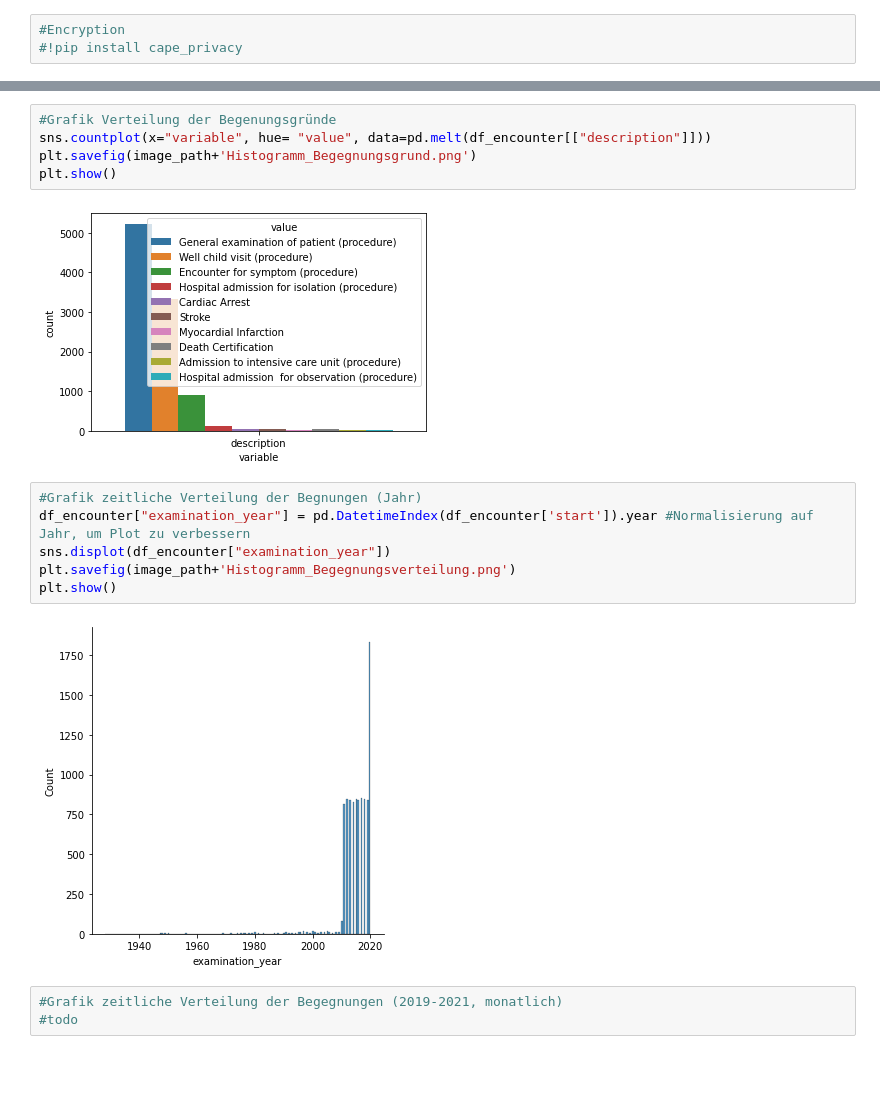
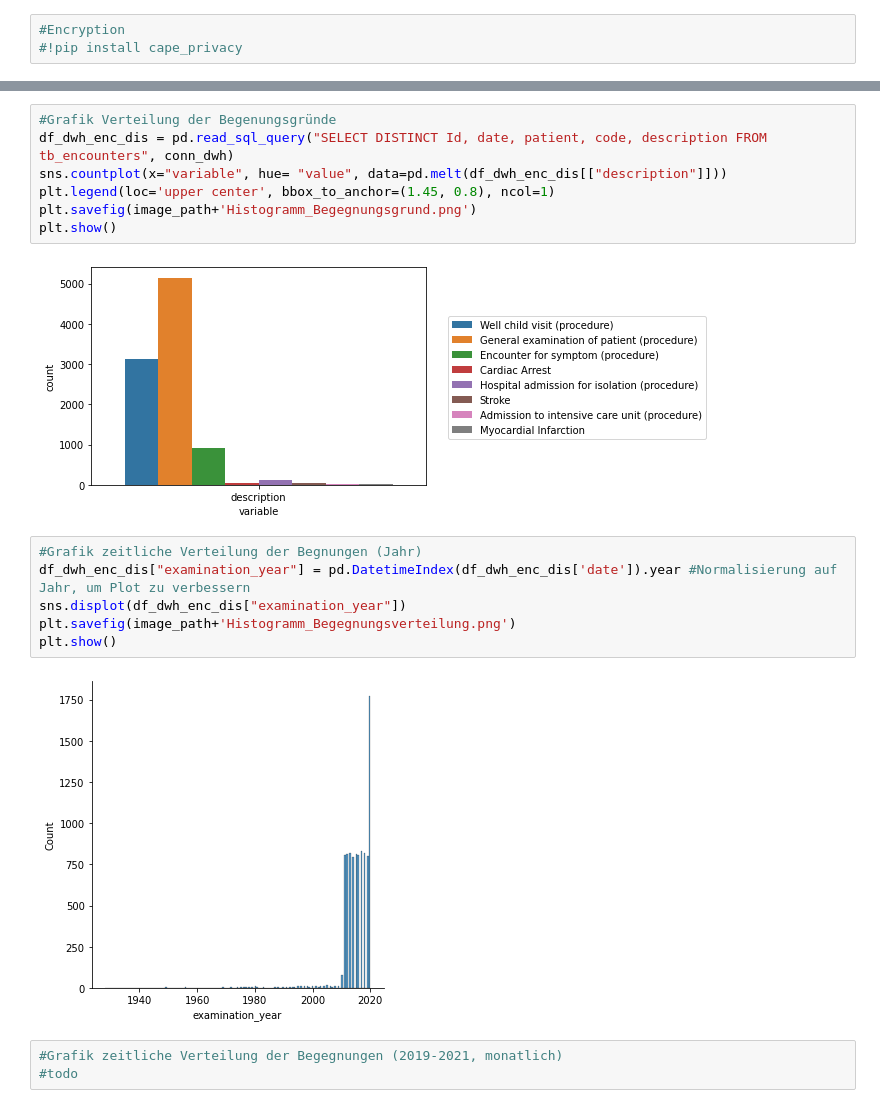
Before and after one commit to MarisaRies/covir, a Jupyter notebook: COVIR.ipynb, the cells around one changed output, grey strips where cells are left out. Saved outputs shown, nothing was run; the diff lists cells and outputs as text; blank space fills up the shorter version.

```diff
--- a/COVIR.ipynb
+++ b/COVIR.ipynb
@@ -207,18 +325,20 @@ memory usage: 459.6+ KB
 # %%
 #Grafik Verteilung der Begenungsgründe
-sns.countplot(x="variable", hue= "value", data=pd.melt(df_encounter[["description"]]))
+df_dwh_enc_dis = pd.read_sql_query("SELECT DISTINCT Id, date, patient, code, description FROM tb_encounters", conn_dwh)
+sns.countplot(x="variable", hue= "value", data=pd.melt(df_dwh_enc_dis[["description"]]))
+plt.legend(loc='upper center', bbox_to_anchor=(1.45, 0.8), ncol=1)
 plt.savefig(image_path+'Histogramm_Begegnungsgrund.png')
 plt.show()
 # %% [output]
-[figure, old version]
+[figure, new version]
 # %%
 #Grafik zeitliche Verteilung der Begnungen (Jahr)
-df_encounter["examination_year"] = pd.DatetimeIndex(df_encounter['start']).year #Normalisierung auf Jahr, um Plot zu verbessern
-sns.displot(df_encounter["examination_year"])
+df_dwh_enc_dis["examination_year"] = pd.DatetimeIndex(df_dwh_enc_dis['date']).year #Normalisierung auf Jahr, um Plot zu verbessern
+sns.displot(df_dwh_enc_dis["examination_year"])
 plt.savefig(image_path+'Histogramm_Begegnungsverteilung.png')
 plt.show()
 # %% [output]
-[figure, old version]
+[figure, new version]
 # %%
 #Grafik zeitliche Verteilung der Begegnungen (2019-2021, monatlich)
 #todo
```
Also changed, not shown: parts of 22 cells of this notebook.
